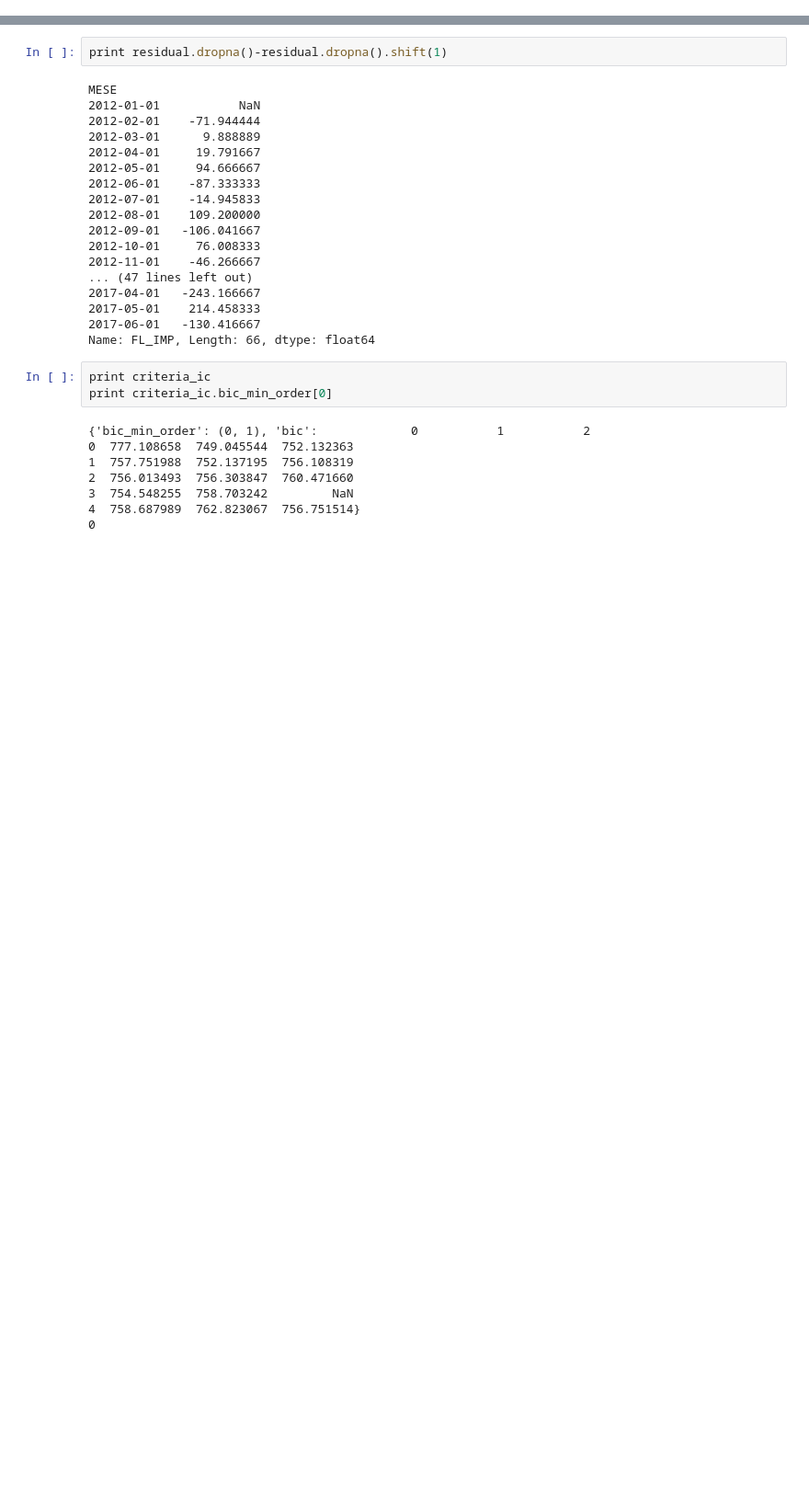
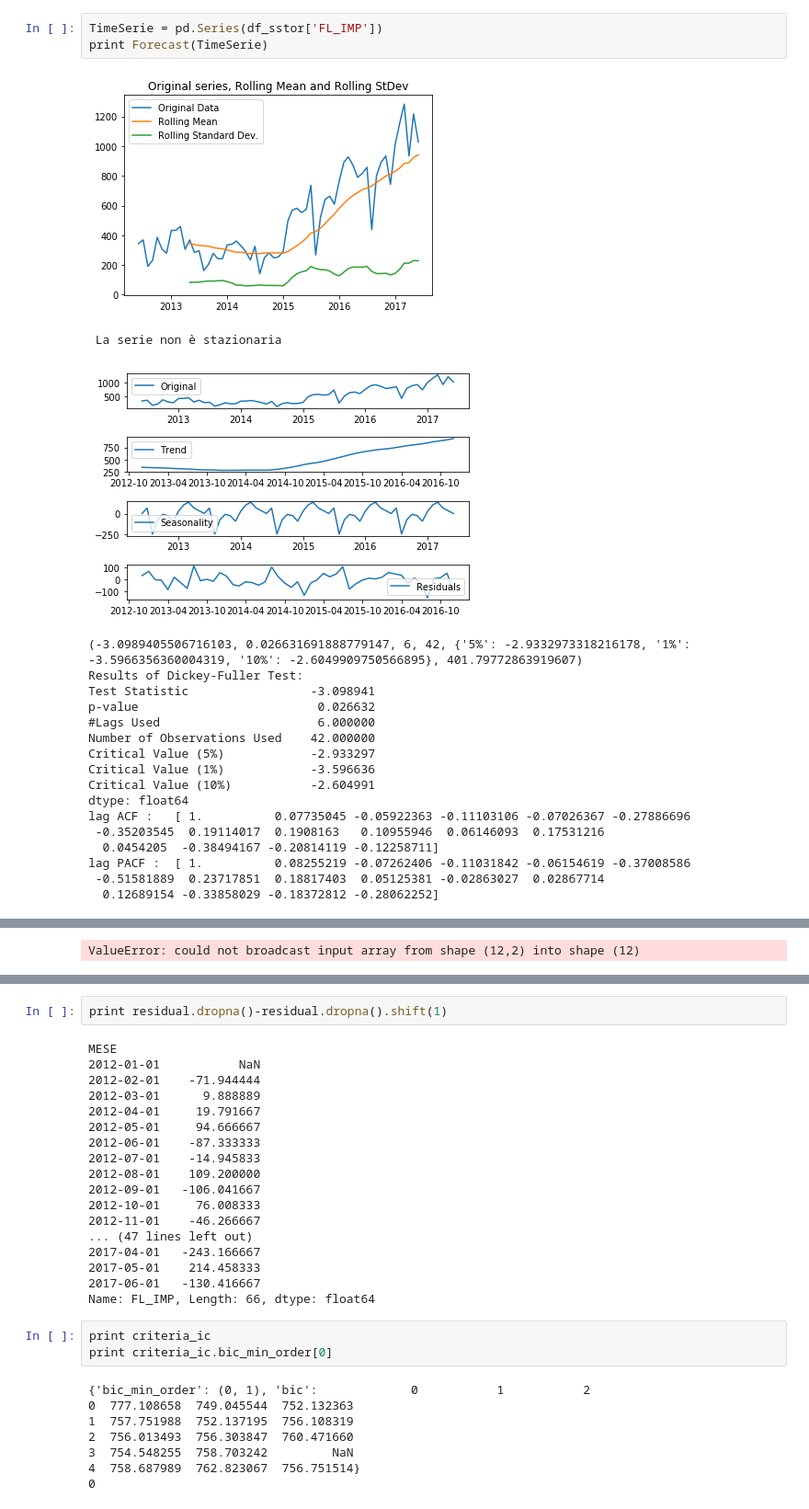
Before and after one commit to giannizatt/NCFApp, a Jupyter notebook: NCFApp.ipynb, the cells around one changed output, grey strips where cells are left out. Shown at 92% size. Saved outputs shown, nothing was run; the diff lists cells and outputs as text; blank space fills up the shorter version.

```diff
--- a/NCFApp.ipynb
+++ b/NCFApp.ipynb
@@ -43,0 +175,23 @@ plt.show(a)
+# %%
+TimeSerie = pd.Series(df_sstor['FL_IMP'])
+print Forecast(TimeSerie)
+# %% [output]
+[figure, added]
+ La serie non è stazionaria
+[figure, added]
+(-3.0989405506716103, 0.026631691888779147, 6, 42, {'5%': -2.9332973318216178, '1%': -3.5966356360004319, '10%': -2.6049909750566895}, 401.79772863919607)
+Results of Dickey-Fuller Test:
+Test Statistic                 -3.098941
+p-value                         0.026632
+#Lags Used                      6.000000
+Number of Observations Used    42.000000
+Critical Value (5%)            -2.933297
+Critical Value (1%)            -3.596636
+Critical Value (10%)           -2.604991
+dtype: float64
+lag ACF :   [ 1.          0.07735045 -0.05922363 -0.11103106 -0.07026367 -0.27886696
+ -0.35203545  0.19114017  0.1908163   0.10955946  0.06146093  0.17531216
+  0.0454205  -0.38494167 -0.20814119 -0.12258711]
+lag PACF :  [ 1.          0.08255219 -0.07262406 -0.11031842 -0.06154619 -0.37008586
+ -0.51581889  0.23717851  0.18817403  0.05125381 -0.02863027  0.02867714
+  0.12689154 -0.33858029 -0.18372812 -0.28062252]
@@ -44 +200,2 @@ plt.show(a)
+ValueError: could not broadcast input array from shape (12,2) into shape (12)
 # %%
```
Also changed, not shown: parts of 7 cells of this notebook.
